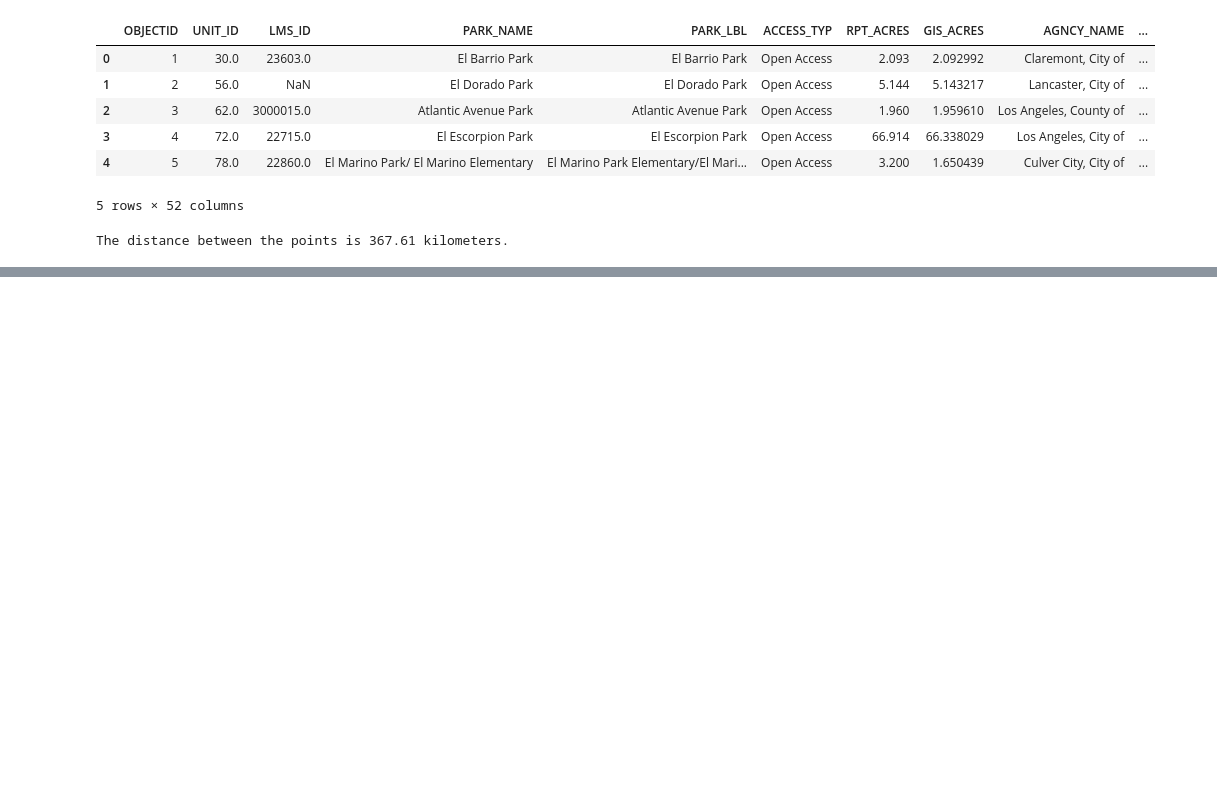
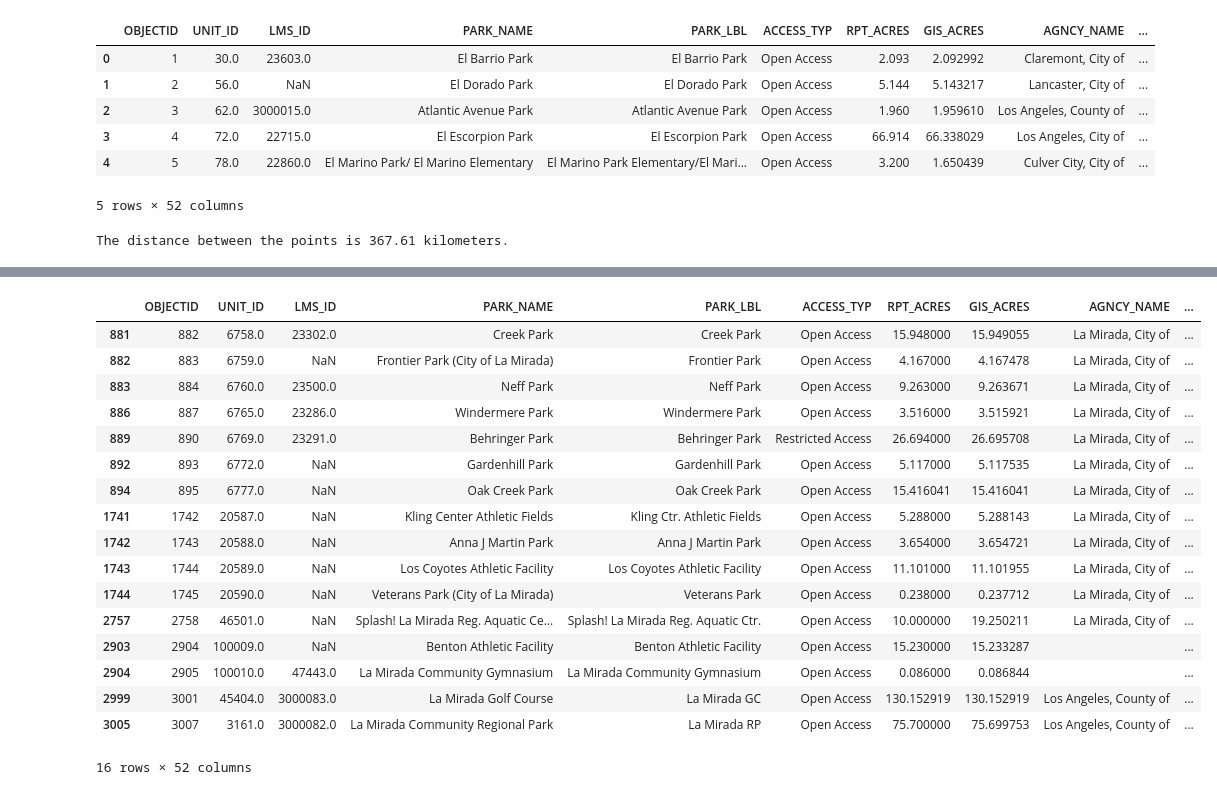
Before and after one commit to aeaiu/usable_ai_project, a Jupyter notebook: Notebooks/3_parks_eda.ipynb, the cells around one changed output, grey strips where cells are left out. Cells and saved outputs as stored; diff of their text form; code cells hidden in the pictures; blank space fills up the shorter version.

```diff
--- a/Notebooks/3_parks_eda.ipynb
+++ b/Notebooks/3_parks_eda.ipynb
@@ -60,0 +147,21 @@ The distance between the points is 367.61 kilometers.
+# %%
+df_parks[df_parks.ZIP==90638]
+# %% [output]
+|  | OBJECTID | UNIT_ID | LMS_ID | PARK_NAME | PARK_LBL | ACCESS_TYP | RPT_ACRES | GIS_ACRES | AGNCY_NAME | ... |
+| 881 | 882 | 6758.0 | 23302.0 | Creek Park | Creek Park | Open Access | 15.948000 | 15.949055 | La Mirada, City of | ... |
+| 882 | 883 | 6759.0 | NaN | Frontier Park (City of La Mirada) | Frontier Park | Open Access | 4.167000 | 4.167478 | La Mirada, City of | ... |
+| 883 | 884 | 6760.0 | 23500.0 | Neff Park | Neff Park | Open Access | 9.263000 | 9.263671 | La Mirada, City of | ... |
+| 886 | 887 | 6765.0 | 23286.0 | Windermere Park | Windermere Park | Open Access | 3.516000 | 3.515921 | La Mirada, City of | ... |
+| 889 | 890 | 6769.0 | 23291.0 | Behringer Park | Behringer Park | Restricted Access | 26.694000 | 26.695708 | La Mirada, City of | ... |
+| 892 | 893 | 6772.0 | NaN | Gardenhill Park | Gardenhill Park | Open Access | 5.117000 | 5.117535 | La Mirada, City of | ... |
+| 894 | 895 | 6777.0 | NaN | Oak Creek Park | Oak Creek Park | Open Access | 15.416041 | 15.416041 | La Mirada, City of | ... |
+| 1741 | 1742 | 20587.0 | NaN | Kling Center Athletic Fields | Kling Ctr. Athletic Fields | Open Access | 5.288000 | 5.288143 | La Mirada, City of | ... |
+| 1742 | 1743 | 20588.0 | NaN | Anna J Martin Park | Anna J Martin Park | Open Access | 3.654000 | 3.654721 | La Mirada, City of | ... |
+| 1743 | 1744 | 20589.0 | NaN | Los Coyotes Athletic Facility | Los Coyotes Athletic Facility | Open Access | 11.101000 | 11.101955 | La Mirada, City of | ... |
+| 1744 | 1745 | 20590.0 | NaN | Veterans Park (City of La Mirada) | Veterans Park | Open Access | 0.238000 | 0.237712 | La Mirada, City of | ... |
+| 2757 | 2758 | 46501.0 | NaN | Splash! La Mirada Reg. Aquatic Ce... | Splash! La Mirada Reg. Aquatic Ctr. | Open Access | 10.000000 | 19.250211 | La Mirada, City of | ... |
+| 2903 | 2904 | 100009.0 | NaN | Benton Athletic Facility | Benton Athletic Facility | Open Access | 15.230000 | 15.233287 |  | ... |
+| 2904 | 2905 | 100010.0 | 47443.0 | La Mirada Community Gymnasium | La Mirada Community Gymnasium | Open Access | 0.086000 | 0.086844 |  | ... |
+| 2999 | 3001 | 45404.0 | 3000083.0 | La Mirada Golf Course | La Mirada GC | Open Access | 130.152919 | 130.152919 | Los Angeles, County of | ... |
+| 3005 | 3007 | 3161.0 | 3000082.0 | La Mirada Community Regional Park | La Mirada RP | Open Access | 75.700000 | 75.699753 | Los Angeles, County of | ... |
+16 rows × 52 columns
```
Also changed, not shown: parts of 13 cells of this notebook.
